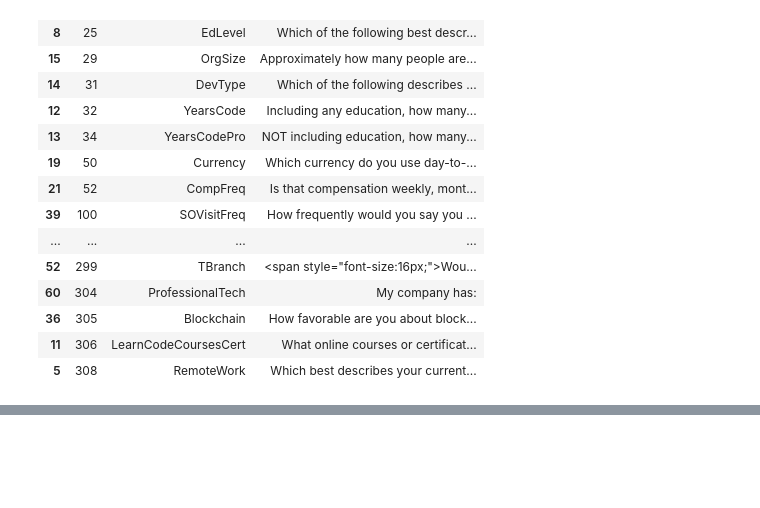
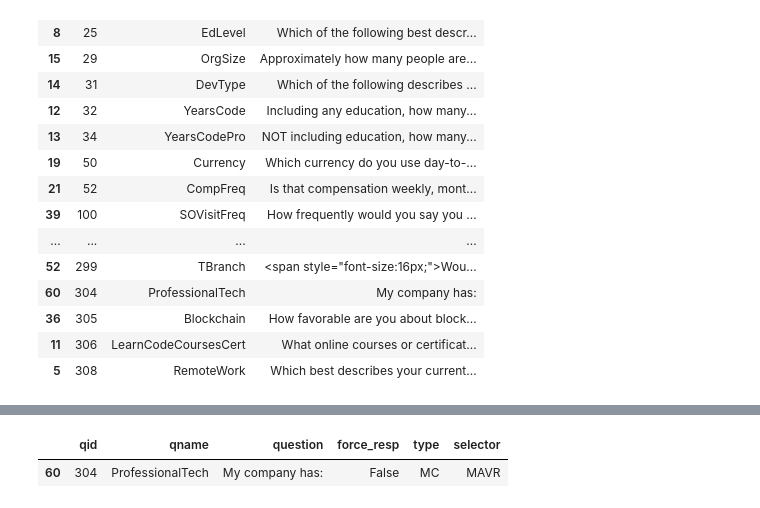
Before and after one commit to ursumarius/developer-survey-analyzing-w-pandas, a Jupyter notebook: data-wrangling/initial-explorative-data-analysis.ipynb, the cells around one changed output, grey strips where cells are left out. Saved outputs shown, nothing was run; the diff lists cells and outputs as text; code cells hidden in the pictures; blank space fills up the shorter version.

```diff
--- a/data-wrangling/initial-explorative-data-analysis.ipynb
+++ b/data-wrangling/initial-explorative-data-analysis.ipynb
@@ -20,3 +22,6 @@ df
 | 73266 | 73267 | I am a developer by profession | Employed, full-time | Hybrid (some remote, some in-person) | Hobby | Bachelor’s degree (B.A., B.S., B.... | Books / Physical media;On the job... | NaN | ... |
 | 73267 | 73268 | I used to be a developer by profe... | Independent contractor, freelance... | Fully remote | Hobby;Contribute to open-source p... | Bachelor’s degree (B.A., B.S., B.... | Books / Physical media;Friend or ... | Technical documentation;Blogs;Pro... | ... |
 73268 rows × 79 columns
+# %%
+pd.set_option('display.max_columns', None)
+df
@@ -111,0 +301,5 @@ Name: CodingActivities, Length: 73268, dtype: object
+# %%
+dfs[dfs["qname"] == 'ProfessionalTech']
+# %% [output]
+|  | qid | qname | question | force_resp | type | selector |
+| 60 | 304 | ProfessionalTech | My company has: | False | MC | MAVR |
```
Also changed, not shown: parts of 11 cells of this notebook, 1 other file.
